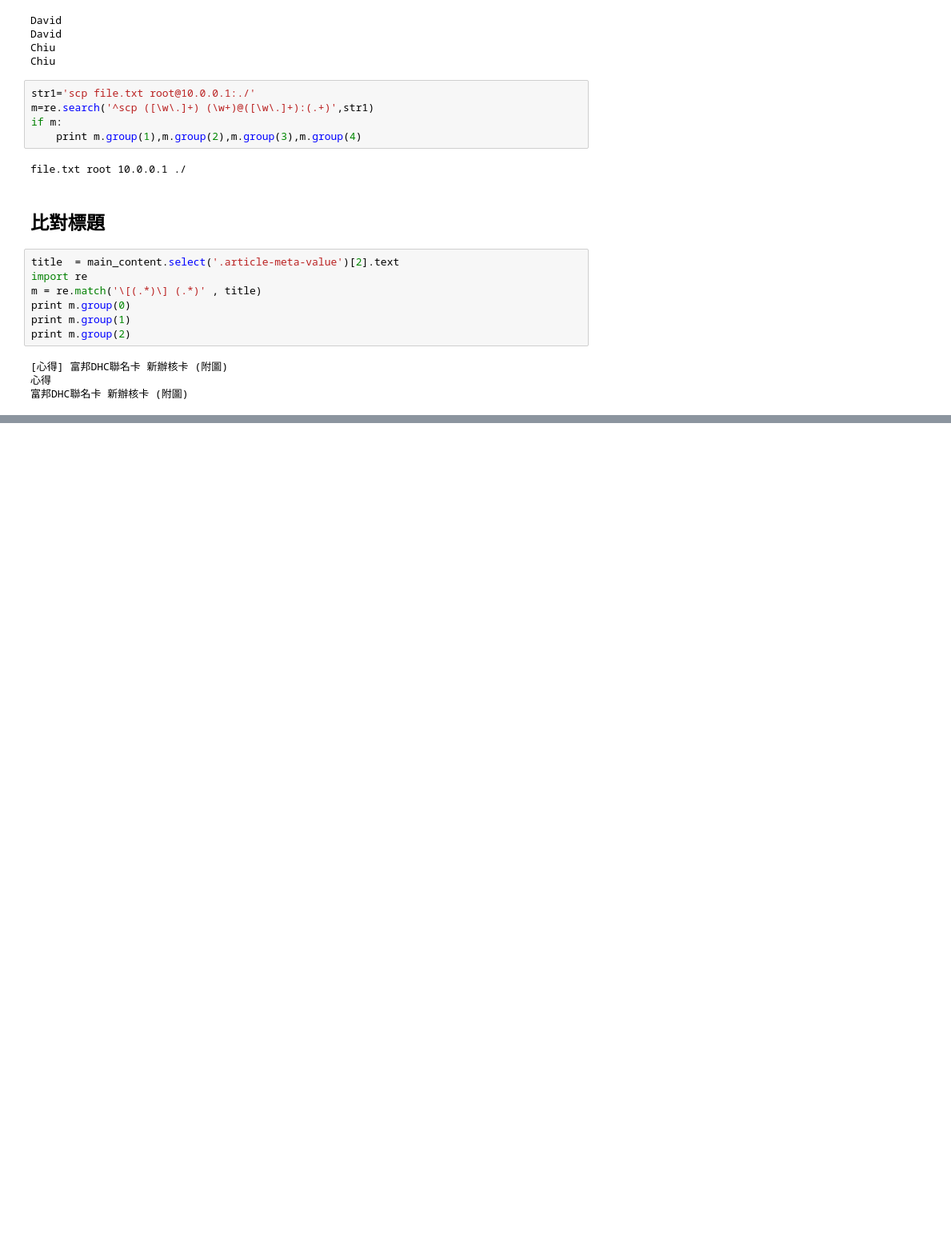
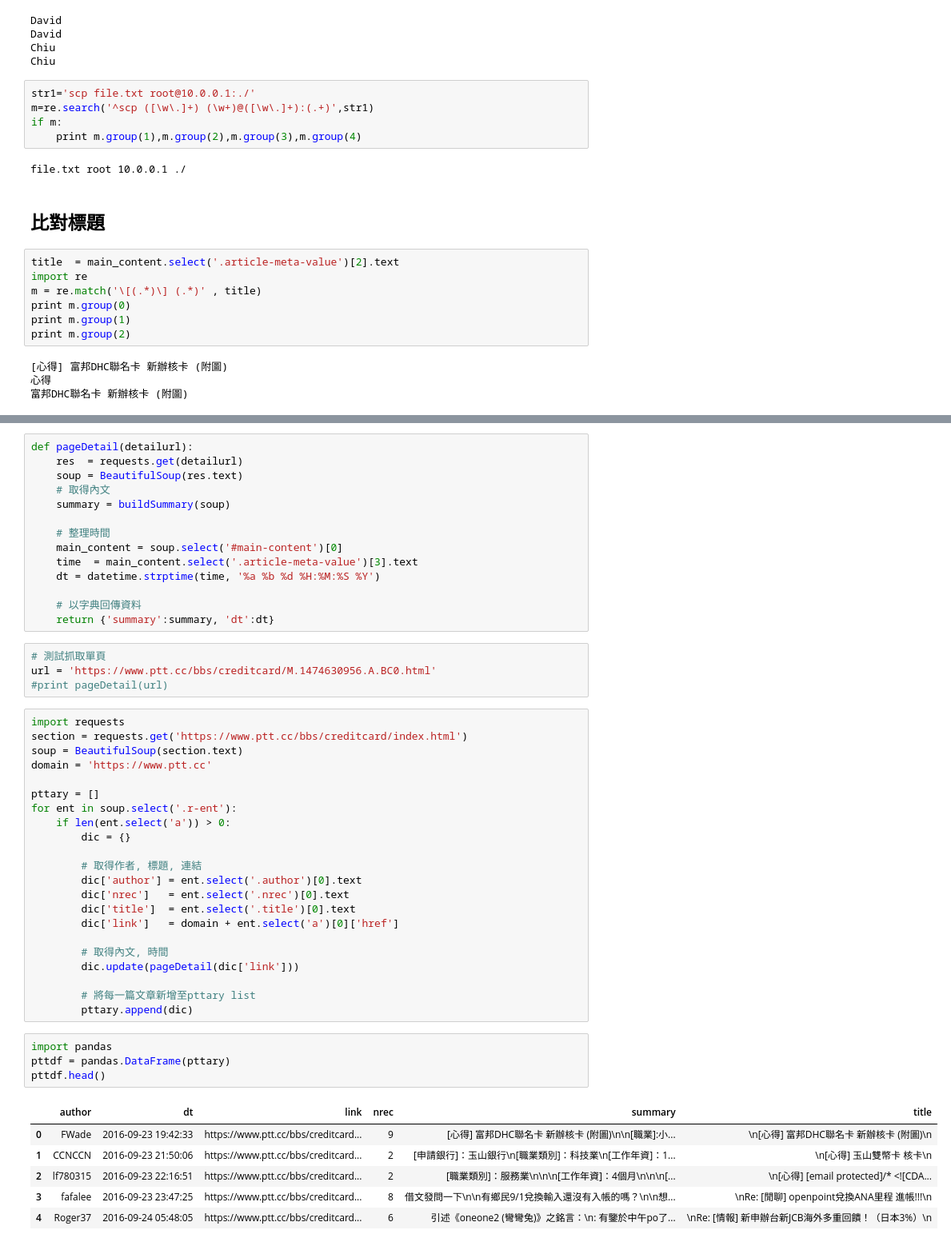
Before and after one commit to ywchiu/pyfintech2, a Jupyter notebook: 20160924Demo.ipynb, the cells around one changed output, grey strips where cells are left out. Shown: that part at 80% size. Cells and saved outputs as stored; diff of their text form; blank space fills up the shorter version.

```diff
--- a/20160924Demo.ipynb
+++ b/20160924Demo.ipynb
@@ -410,0 +428,51 @@ print m.group(2)
+# %%
+def pageDetail(detailurl):
+    res  = requests.get(detailurl)
+    soup = BeautifulSoup(res.text)
+    # 取得內文
+    summary = buildSummary(soup)
+
+    # 整理時間
+    main_content = soup.select('#main-content')[0]
+    time  = main_content.select('.article-meta-value')[3].text
+    dt = datetime.strptime(time, '%a %b %d %H:%M:%S %Y')
+
+    # 以字典回傳資料
+    return {'summary':summary, 'dt':dt}
+# %%
+# 測試抓取單頁
+url = 'https://www.ptt.cc/bbs/creditcard/M.1474630956.A.BC0.html'
+#print pageDetail(url)
+# %%
+import requests
+section = requests.get('https://www.ptt.cc/bbs/creditcard/index.html')
+soup = BeautifulSoup(section.text)
+domain = 'https://www.ptt.cc'
+
+pttary = []
+for ent in soup.select('.r-ent'):
+    if len(ent.select('a')) > 0:
+        dic = {}
+
+        # 取得作者, 標題, 連結
+        dic['author'] = ent.select('.author')[0].text
+        dic['nrec']   = ent.select('.nrec')[0].text
+        dic['title']  = ent.select('.title')[0].text
+        dic['link']   = domain + ent.select('a')[0]['href']
+
+        # 取得內文, 時間
+        dic.update(pageDetail(dic['link']))
+
+        # 將每一篇文章新增至pttary list
+        pttary.append(dic)
+# %%
+import pandas
+pttdf = pandas.DataFrame(pttary)
+pttdf.head()
+# %% [output]
+|  | author | dt | link | nrec | summary | title |
+| 0 | FWade | 2016-09-23 19:42:33 | https://www.ptt.cc/bbs/creditcard... | 9 | [心得] 富邦DHC聯名卡 新辦核卡 (附圖)\n\n[職業]:小... | \n[心得] 富邦DHC聯名卡 新辦核卡 (附圖)\n |
+| 1 | CCNCCN | 2016-09-23 21:50:06 | https://www.ptt.cc/bbs/creditcard... | 2 | [申請銀行]：玉山銀行\n[職業類別]：科技業\n[工作年資]：1... | \n[心得] 玉山雙幣卡 核卡\n |
+| 2 | lf780315 | 2016-09-23 22:16:51 | https://www.ptt.cc/bbs/creditcard... | 2 | [職業類別]：服務業\n\n\n[工作年資]：4個月\n\n\n[... | \n[心得] [email protected]/* <![CDA... |
+| 3 | fafalee | 2016-09-23 23:47:25 | https://www.ptt.cc/bbs/creditcard... | 8 | 借文發問一下\n\n有鄉民9/1兌換輸入還沒有入帳的嗎？\n\n想... | \nRe: [閒聊] openpoint兌換ANA里程 進帳!!!\n |
+| 4 | Roger37 | 2016-09-24 05:48:05 | https://www.ptt.cc/bbs/creditcard... | 6 | 引述《oneone2 (彎彎兔)》之銘言：\n: 有鑒於中午po了... | \nRe: [情報] 新申辦台新JCB海外多重回饋！（日本3%）\n |
```
Also changed, not shown: parts of 23 cells of this notebook.
